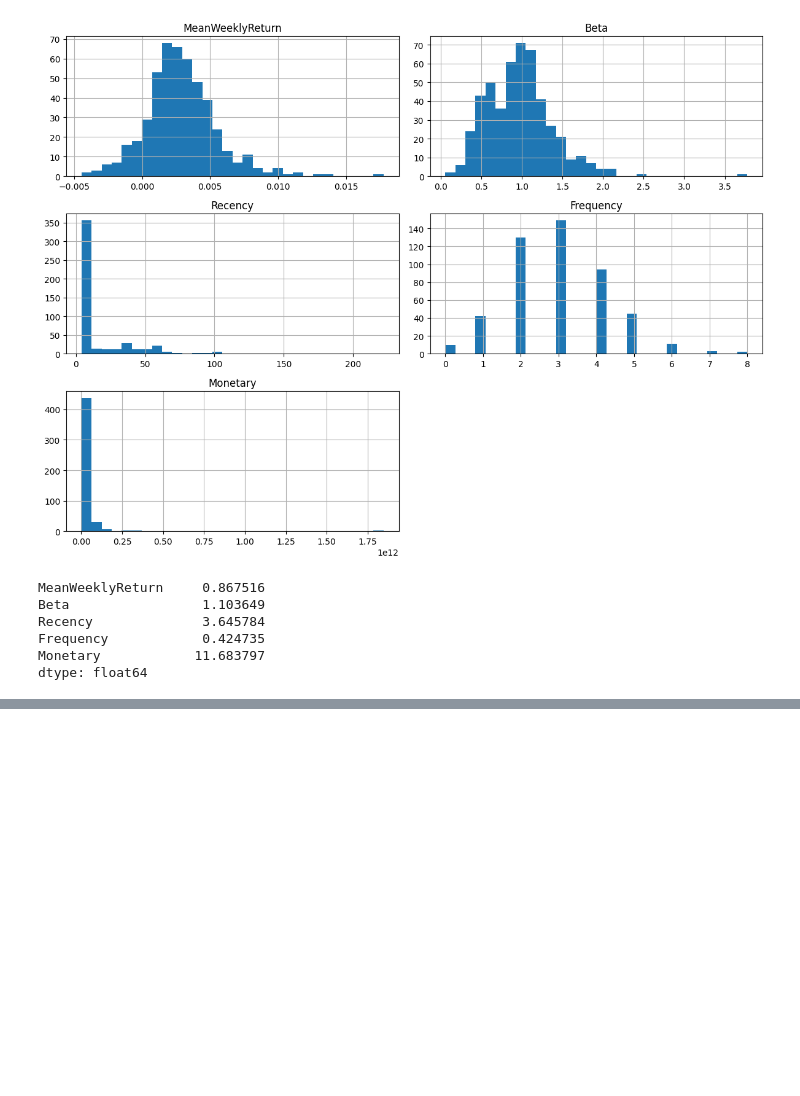
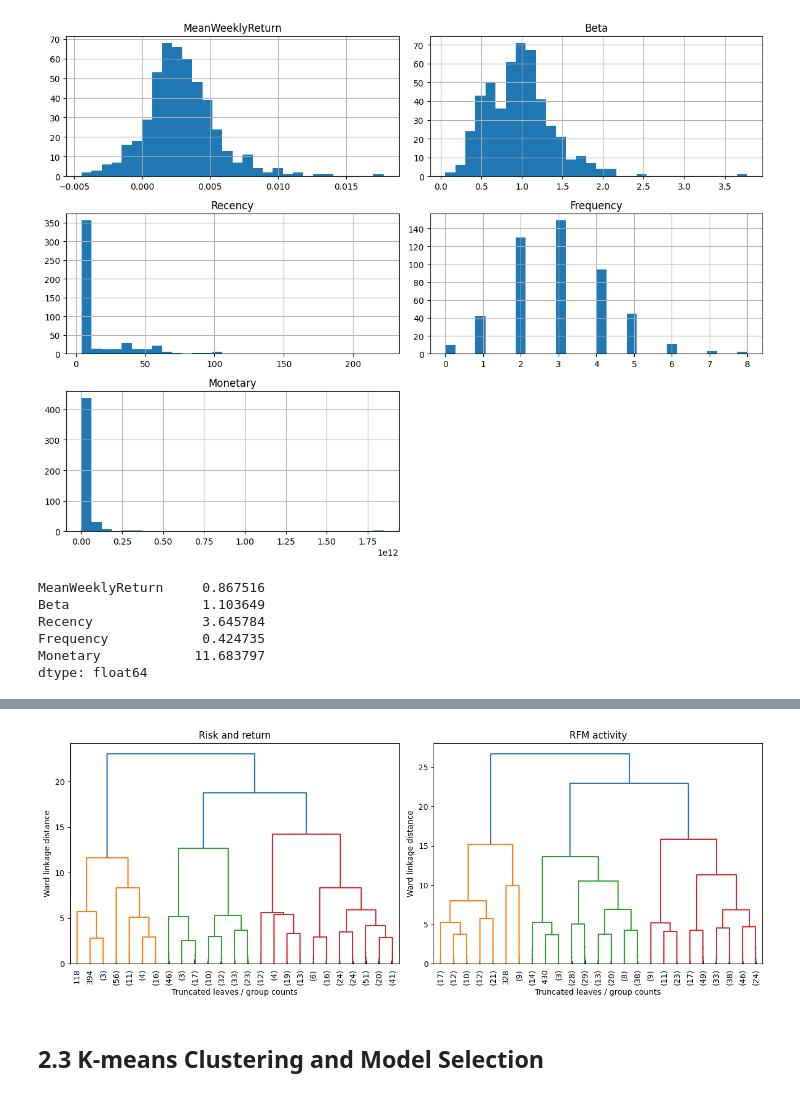
Before and after one commit to iffathsaleem/RFM-Market-Analysis-Stock-Segmentation., a Jupyter notebook: Market_Analysis_and_Stock_Segmentation_Using_RFM_CW.ipynb, the cells around one changed output, grey strips where cells are left out. Cells and saved outputs as stored; diff of their text form; code cells hidden in the pictures; blank space fills up the shorter version.

```diff
--- a/Market_Analysis_and_Stock_Segmentation_Using_RFM_CW.ipynb
+++ b/Market_Analysis_and_Stock_Segmentation_Using_RFM_CW.ipynb
@@ -722,0 +809,14 @@ dtype: float64
+# %%
+fig, axes = plt.subplots(1, 2, figsize=(13, 5))
+for ax, hierarchy, title in zip(axes, [risk_hierarchy, rfm_hierarchy], ['Risk and return', 'RFM activity']):
+    dendrogram(hierarchy, truncate_mode='lastp', p=25, leaf_rotation=90, show_contracted=True, ax=ax)
+    ax.set_title(title)
+    ax.set_xlabel('Truncated leaves / group counts')
+    ax.set_ylabel('Ward linkage distance')
+plt.tight_layout()
+plt.savefig(output_folder / 'combined_dendrograms.png', dpi=180)
+plt.show()
+# %% [output]
+[figure, added]
+# %% [markdown]
+## 2.3 K-means Clustering and Model Selection
```
Also changed, not shown: parts of 71 cells of this notebook.
